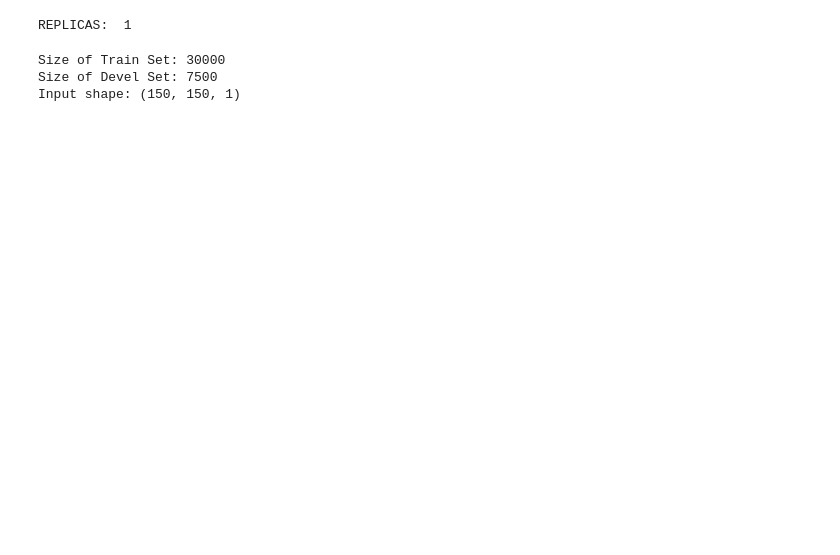
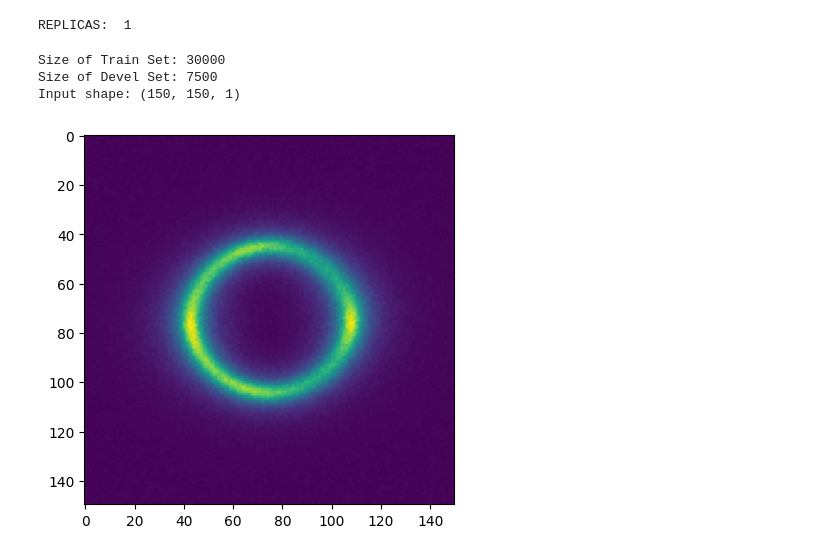
Before and after one commit to RiboRings/DeepLense, a Jupyter notebook: dark-matter-classification.ipynb, the cells around one changed output. Saved outputs shown, nothing was run; the diff lists cells and outputs as text; code cells hidden in the pictures; blank space fills up the shorter version.

```diff
--- a/dark-matter-classification.ipynb
+++ b/dark-matter-classification.ipynb
@@ -87,3 +114,8 @@ Input shape: (150, 150, 1)
+# %%
+plt.imshow(X_train[0])
+plt.show()
+# %% [output]
+[figure, added]
 # %%
 # Convert train and devel sets to tensor datasets
 train_ds = tf.data.Dataset.from_tensor_slices((X_train, y_train))
```
Also changed, not shown: parts of 15 cells of this notebook.
